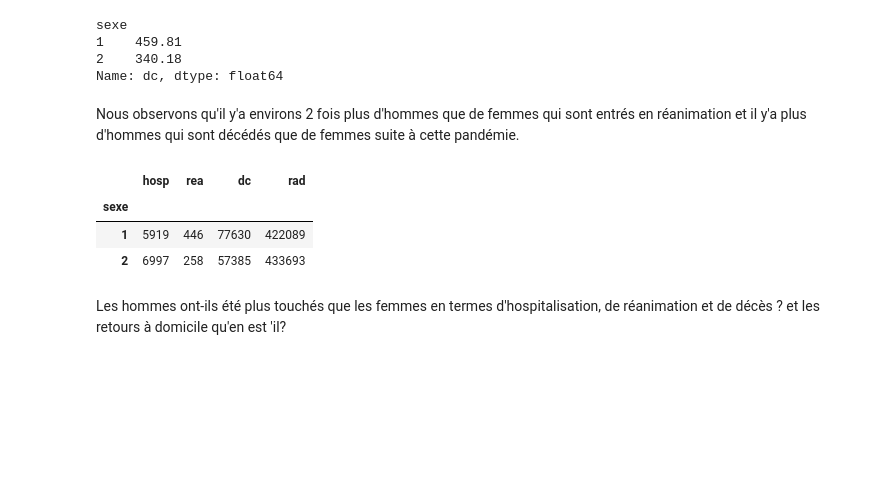
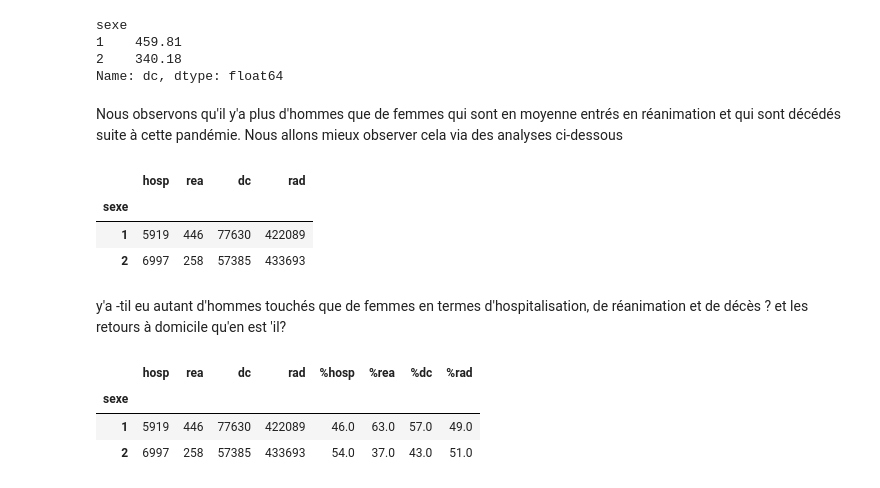
Before and after one commit to Audrey-Djomi/dashboard-sante-publique-france, a Jupyter notebook: notebooks/03_analyse.ipynb, the cells around one changed output. Drawn from its saved outputs; the diff is of its cells as text; code cells hidden in the pictures; blank space fills up the shorter version.

Commit message:
analyses en fonction du sexe et analyse global par département

```diff
--- a/notebooks/03_analyse.ipynb
+++ b/notebooks/03_analyse.ipynb
@@ -224,21 +218,37 @@ sexe
 2    340.18
 Name: dc, dtype: float64
 # %% [markdown]
-Nous observons qu'il y'a environs 2 fois plus d'hommes que de femmes qui sont entrés en réanimation et il y'a plus d'hommes qui sont décédés que de femmes suite à cette pandémie.
+Nous observons qu'il y'a plus d'hommes que de femmes qui sont en moyenne entrés en réanimation et qui sont décédés suite à cette pandémie. Nous allons mieux observer cela via des analyses ci-dessous
 # %%
 observons le comportement sur le dernier jour
 # %%
-#le dernier jour
+#la derniere date disponible
 dernier_jour = df_sex_copy["jour"].max()
-# Le filtrer dans la variable jour
+
+# Le filtrer sur cette date
 df_dernier_jour = df_sex_copy[df_sex_copy["jour"]==dernier_jour]
-# filtrer certaines données du dernier jour en fonction du sexe
 
-df_dernier_jour.groupby("sexe")[["hosp","rea","dc", "rad"]].sum()
+# agrégation par sexe
+
+resultat_sexe = df_dernier_jour.groupby("sexe")[["hosp","rea","dc", "rad"]].sum()
+
+display(resultat_sexe)
 # %% [output]
 |  | hosp | rea | dc | rad |
 | sexe |  |  |  |  |
 | 1 | 5919 | 446 | 77630 | 422089 |
 | 2 | 6997 | 258 | 57385 | 433693 |
 # %% [markdown]
-Les hommes ont-ils été plus touchés que les femmes en termes d'hospitalisation, de réanimation et de décès ? et les retours à domicile qu'en est 'il?
+y'a -til eu autant d'hommes touchés que de femmes en termes d'hospitalisation, de réanimation et de décès ? et les retours à domicile qu'en est 'il?
+# %%
+# nous allons afficher les valeurs en pourcentages
+resultat_sexe["%hosp"] = round(resultat_sexe["hosp"]/resultat_sexe["hosp"].sum()*100)
+resultat_sexe["%rea"] = round(resultat_sexe["rea"]/resultat_sexe["rea"].sum()*100)
+resultat_sexe["%dc"] = round(resultat_sexe["dc"]/resultat_sexe["dc"].sum()*100)
+resultat_sexe["%rad"] = round(resultat_sexe["rad"]/resultat_sexe["rad"].sum()*100)
+display(resultat_sexe)
+# %% [output]
+|  | hosp | rea | dc | rad | %hosp | %rea | %dc | %rad |
+| sexe |  |  |  |  |  |  |  |  |
+| 1 | 5919 | 446 | 77630 | 422089 | 46.0 | 63.0 | 57.0 | 49.0 |
+| 2 | 6997 | 258 | 57385 | 433693 | 54.0 | 37.0 | 43.0 | 51.0 |
```
Also changed, not shown: parts of 13 cells of this notebook, 3 other files.
